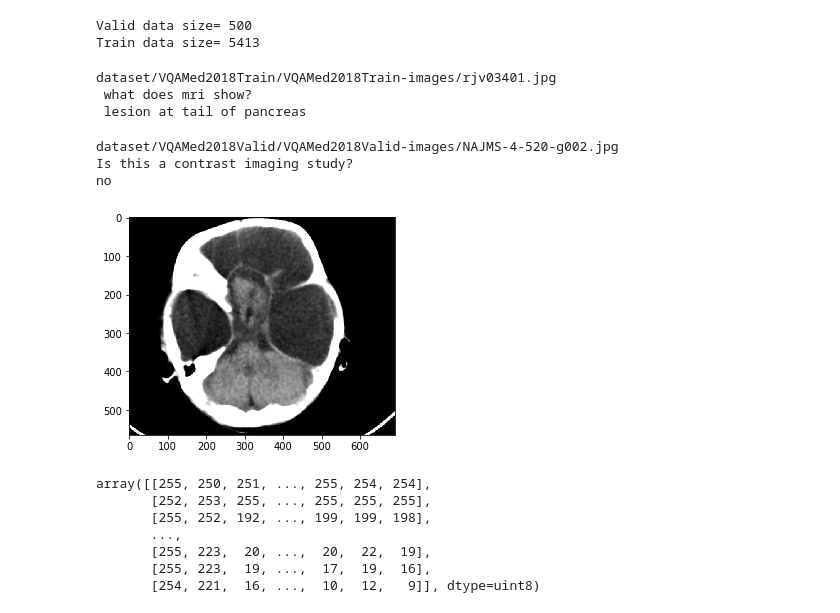
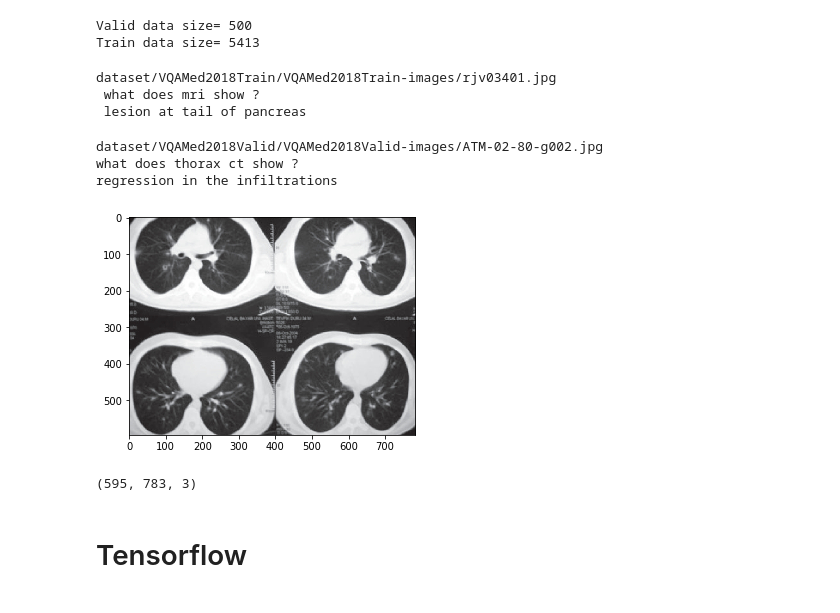
Before and after one commit to bashartalafha/VQA-Med, a Jupyter notebook: VQA-Med.ipynb, the cells around one changed output. Saved outputs shown, nothing was run; the diff lists cells and outputs as text; code cells hidden in the pictures.

```diff
--- a/VQA-Med.ipynb
+++ b/VQA-Med.ipynb
@@ -16,14 +16,20 @@ print(tf.__version__)
 def read_dataset(dataset):
     path="dataset/VQAMed2018"+dataset+"/VQAMed2018"+dataset+"-QA.csv"
     df =pd.read_csv(path, sep='\t', header=None, quoting=csv.QUOTE_NONE)
-    df = df.rename(columns={0: 'id', 1: 'image_name', 2:"question", 3:"answer"})
+    if "Test" in dataset:
+        df = df.rename(columns={0: 'id', 1: 'image_name', 2:"question"})
+    else:
+        df = df.rename(columns={0: 'id', 1: 'image_name', 2:"question", 3:"answer"})
     print(dataset+" data size=",len(df))
     images = []
     for i in df["image_name"]:
+
         fname = "dataset/VQAMed2018"+dataset+"/VQAMed2018"+dataset+"-images/"+i+".jpg"
         images.append(fname)
-
-    return images, df["question"], df["answer"]
+    if "Test" in dataset:
+        return images, df["question"]
+    else:
+        return images, df["question"], df["answer"]
 # %%
 val_images, val_questions, val_answers = read_dataset("Valid")
 train_images, train_questions, train_answers = read_dataset("Train")
@@ -35,29 +42,26 @@ id=0
 print (train_images[id], "\n", train_questions[id], "\n",train_answers[id] )
 # %% [output]
 dataset/VQAMed2018Train/VQAMed2018Train-images/rjv03401.jpg
- what does mri show?
+ what does mri show ?
  lesion at tail of pancreas
 # %%
 import matplotlib.image as mpimg
-id=50
+id=0
 fname = val_images[id]
-img=mpimg.imread(fname)
-plt.imshow(img)
+img=mpimg.imread(fname, format="jpg")
 print (fname)
 print(val_questions[id])
 print(val_answers[id] )
+plt.imshow(img)
+plt.show()
 # %% [output]
-dataset/VQAMed2018Valid/VQAMed2018Valid-images/NAJMS-4-520-g002.jpg
-Is this a contrast imaging study?
-no
+dataset/VQAMed2018Valid/VQAMed2018Valid-images/ATM-02-80-g002.jpg
+what does thorax ct show ?
+regression in the infiltrations
-[figure, old version]
+[figure, new version]
 # %%
-img
+img.shape
 # %% [output]
-array([[255, 250, 251, ..., 255, 254, 254],
-       [252, 253, 255, ..., 255, 255, 255],
-       [255, 252, 192, ..., 199, 199, 198],
-       ...,
-       [255, 223,  20, ...,  20,  22,  19],
-       [255, 223,  19, ...,  17,  19,  16],
-       [254, 221,  16, ...,  10,  12,   9]], dtype=uint8)
+(595, 783, 3)
+# %% [markdown]
+# Tensorflow
```
Also changed, not shown: parts of 21 cells of this notebook.
